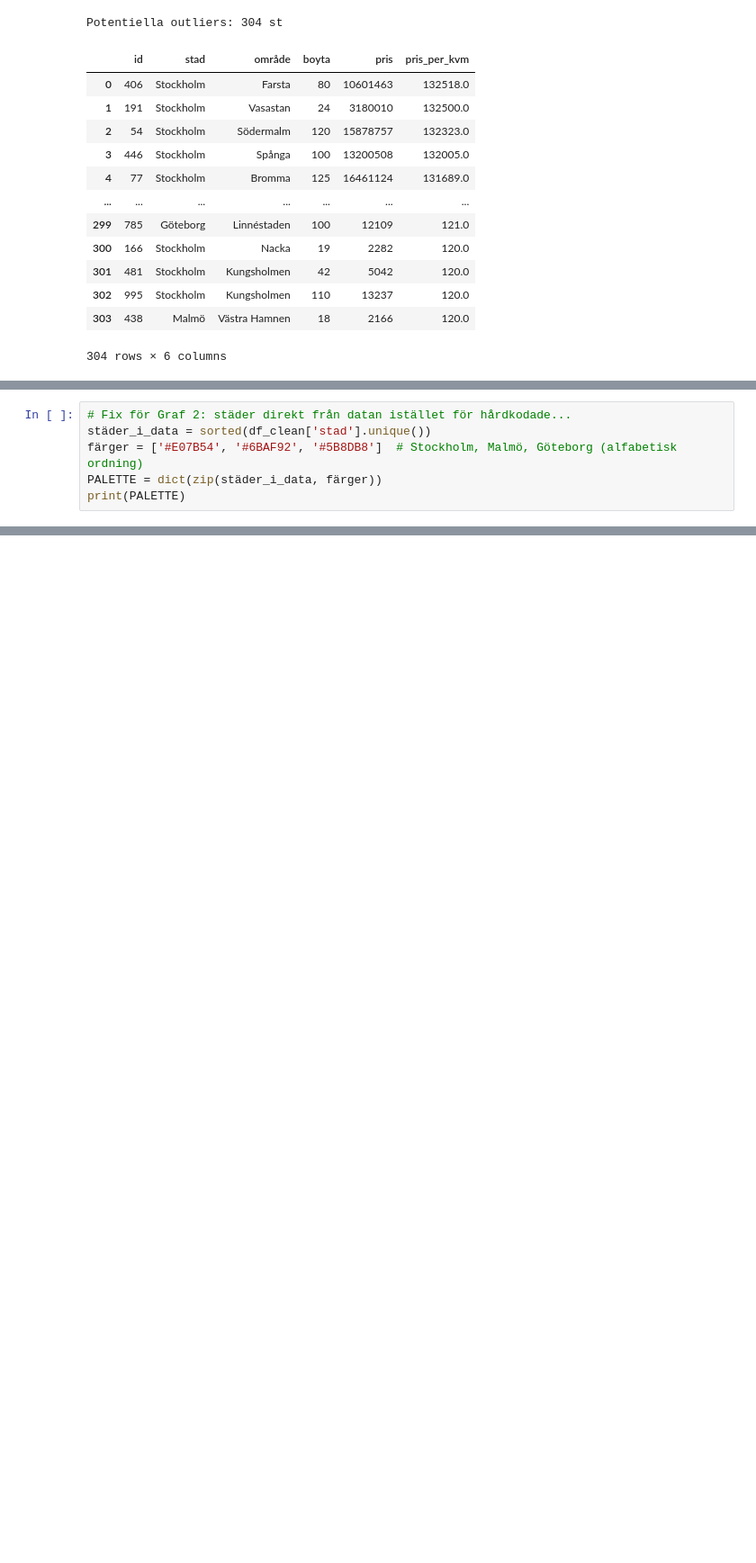
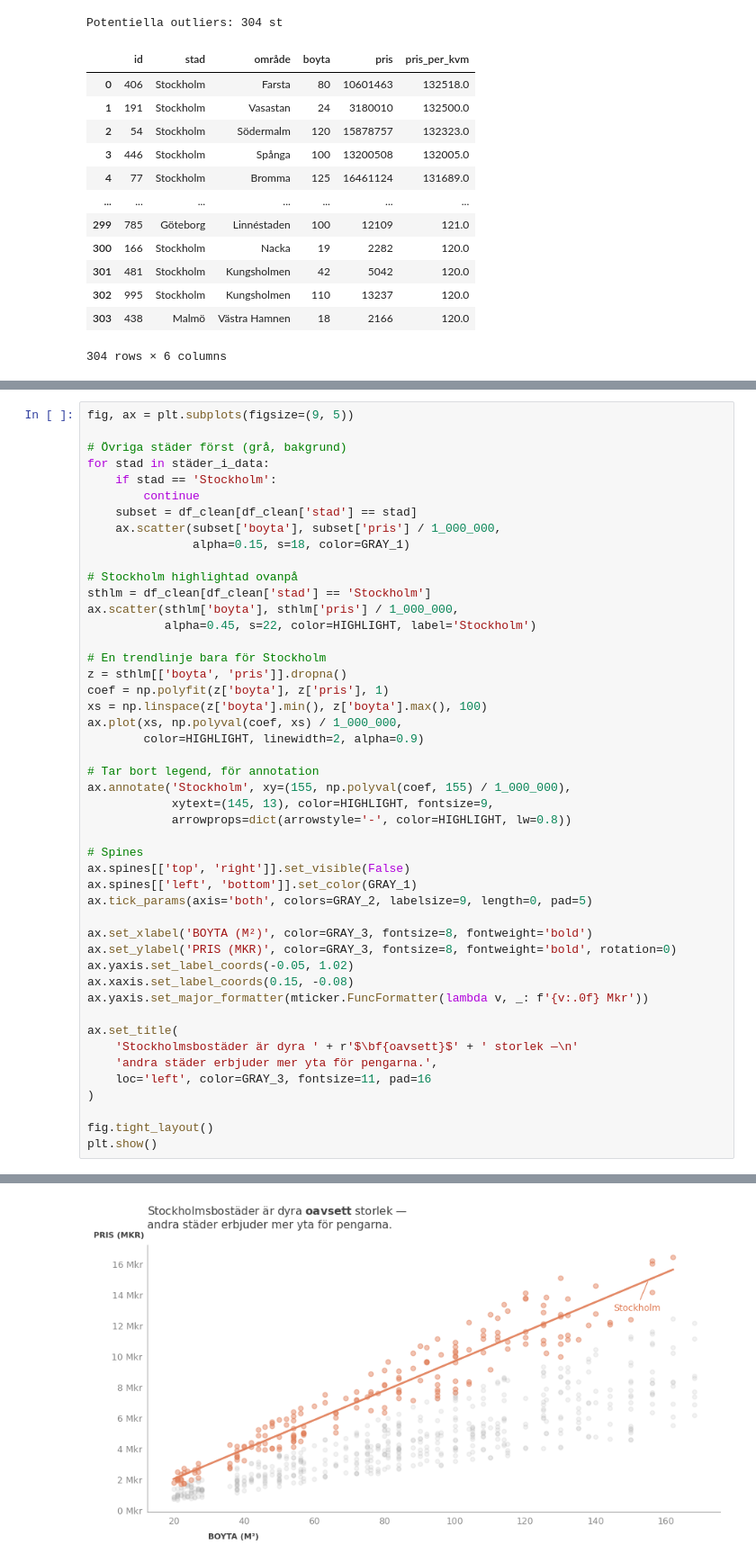
Before and after one commit to UX-DE-25-Project/UX25_DE25_Projekt_Group3, a Jupyter notebook: notebooks/eda_nasser.ipynb, the cells around one changed output, grey strips where cells are left out. Shown at 90% size. Cells and saved outputs as stored; diff of their text form; blank space fills up the shorter version.

```diff
--- a/notebooks/eda_nasser.ipynb
+++ b/notebooks/eda_nasser.ipynb
@@ -223,7 +227,48 @@ plt.show()
 # %%
-# Fix för Graf 2: städer direkt från datan istället för hårdkodade...
-städer_i_data = sorted(df_clean['stad'].unique())
-färger = ['#E07B54', '#6BAF92', '#5B8DB8']  # Stockholm, Malmö, Göteborg (alfabetisk ordning)
-PALETTE = dict(zip(städer_i_data, färger))
-print(PALETTE)
+fig, ax = plt.subplots(figsize=(9, 5))
+
+# Övriga städer först (grå, bakgrund)
+for stad in städer_i_data:
+    if stad == 'Stockholm':
+        continue
+    subset = df_clean[df_clean['stad'] == stad]
+    ax.scatter(subset['boyta'], subset['pris'] / 1_000_000,
+               alpha=0.15, s=18, color=GRAY_1)
+
+# Stockholm highlightad ovanpå
+sthlm = df_clean[df_clean['stad'] == 'Stockholm']
+ax.scatter(sthlm['boyta'], sthlm['pris'] / 1_000_000,
+           alpha=0.45, s=22, color=HIGHLIGHT, label='Stockholm')
+
+# En trendlinje bara för Stockholm
+z = sthlm[['boyta', 'pris']].dropna()
+coef = np.polyfit(z['boyta'], z['pris'], 1)
+xs = np.linspace(z['boyta'].min(), z['boyta'].max(), 100)
+ax.plot(xs, np.polyval(coef, xs) / 1_000_000,
+        color=HIGHLIGHT, linewidth=2, alpha=0.9)
+
+# Tar bort legend, för annotation
+ax.annotate('Stockholm', xy=(155, np.polyval(coef, 155) / 1_000_000),
+            xytext=(145, 13), color=HIGHLIGHT, fontsize=9,
+            arrowprops=dict(arrowstyle='-', color=HIGHLIGHT, lw=0.8))
+
+# Spines
+ax.spines[['top', 'right']].set_visible(False)
+ax.spines[['left', 'bottom']].set_color(GRAY_1)
+ax.tick_params(axis='both', colors=GRAY_2, labelsize=9, length=0, pad=5)
+
+ax.set_xlabel('BOYTA (M²)', color=GRAY_3, fontsize=8, fontweight='bold')
+ax.set_ylabel('PRIS (MKR)', color=GRAY_3, fontsize=8, fontweight='bold', rotation=0)
+ax.yaxis.set_label_coords(-0.05, 1.02)
+ax.xaxis.set_label_coords(0.15, -0.08)
+ax.yaxis.set_major_formatter(mticker.FuncFormatter(lambda v, _: f'{v:.0f} Mkr'))
+
+ax.set_title(
+    'Stockholmsbostäder är dyra ' + r'$\bf{oavsett}$' + ' storlek —\n'
+    'andra städer erbjuder mer yta för pengarna.',
+    loc='left', color=GRAY_3, fontsize=11, pad=16
+)
+
+fig.tight_layout()
+plt.show()
 # %% [output]
@@ -231,3 +275,4 @@ print(PALETTE)
+[figure, added]
 # %%
 # Check: Om något skulle skilja sig i datan
 print(df_clean['stad'].unique())
```
Also changed, not shown: parts of 13 cells of this notebook.
